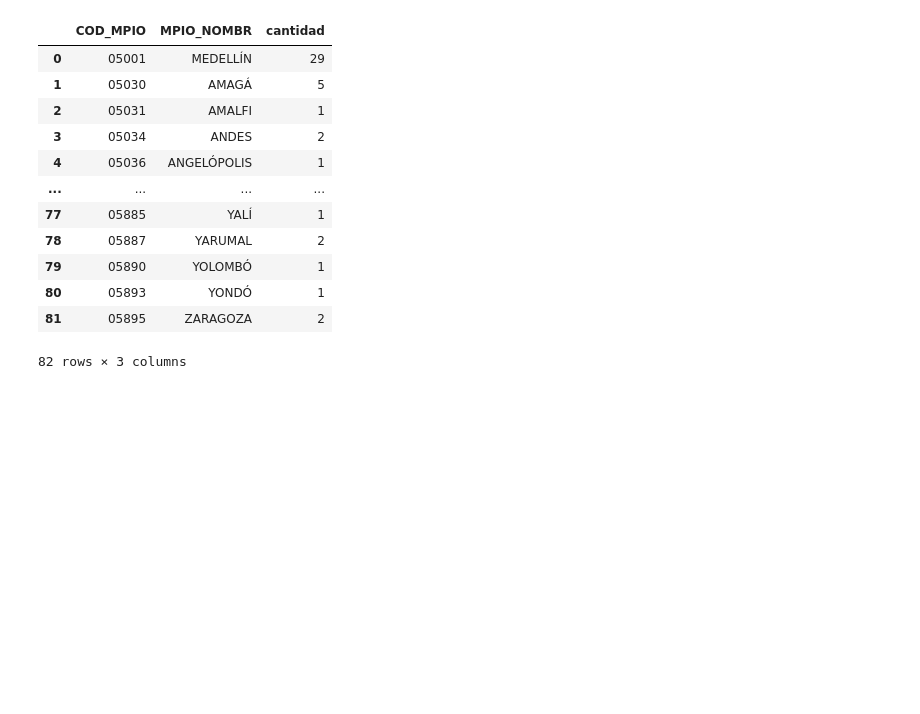
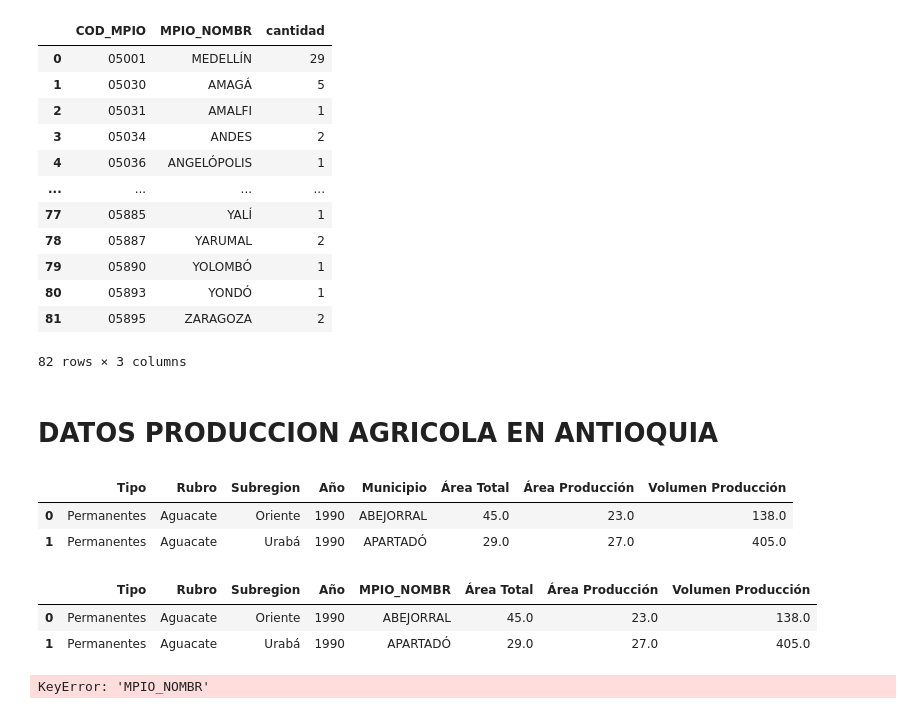
Before and after one commit to stijopa/Tesis, a Jupyter notebook: EDA_Tesis.ipynb, the cells around one changed output. Cells and saved outputs as stored; diff of their text form; code cells hidden in the pictures; blank space fills up the shorter version.

```diff
--- a/EDA_Tesis.ipynb
+++ b/EDA_Tesis.ipynb
@@ -271,3 +271,30 @@ conteo_por_grupo
 | 80 | 05893 | YONDÓ | 1 |
 | 81 | 05895 | ZARAGOZA | 2 |
 82 rows × 3 columns
+# %% [markdown]
+# DATOS PRODUCCION AGRICOLA EN ANTIOQUIA
+# %%
+df_Agro = pd.read_csv("C:\\Users\\JohanStivenPaezBermu\\Downloads\\Datos_Tesis\\Agricultura_Antiquia_1990_2024\\Areas_cultivadas_y_produccion_agr_cola_en_Antioquia_desde_1990_20240310.csv")
+# df_Atmos = df_Atmos.rename(columns={'Código del municipio': 'COD_MPIO'})
+# print(df_Atmos['COD_MPIO'].dtype)
+# df_Atmos['COD_MPIO'] = df_Atmos['COD_MPIO'].apply(lambda x: '0' + str(x))
+
+
+df_Agro['Municipio'] = df_Agro['Municipio'].str.upper()
+df_Agro.head(2)
+# %% [output]
+|  | Tipo | Rubro | Subregion | Año | Municipio | Área Total | Área Producción | Volumen Producción |
+| 0 | Permanentes | Aguacate | Oriente | 1990 | ABEJORRAL | 45.0 | 23.0 | 138.0 |
+| 1 | Permanentes | Aguacate | Urabá | 1990 | APARTADÓ | 29.0 | 27.0 | 405.0 |
+# %%
+df_Agro = df_Agro.rename(columns={'Municipio': 'MPIO_NOMBR'})
+df_Agro.head(2)
+# %% [output]
+|  | Tipo | Rubro | Subregion | Año | MPIO_NOMBR | Área Total | Área Producción | Volumen Producción |
+| 0 | Permanentes | Aguacate | Oriente | 1990 | ABEJORRAL | 45.0 | 23.0 | 138.0 |
+| 1 | Permanentes | Aguacate | Urabá | 1990 | APARTADÓ | 29.0 | 27.0 | 405.0 |
+# %%
+merge_Map_Agro = pd.merge(Ant, df_Agro, on="MPIO_NOMBR", how="left")
+merge_Map_Agro
+# %% [output]
+KeyError: 'MPIO_NOMBR'
```
